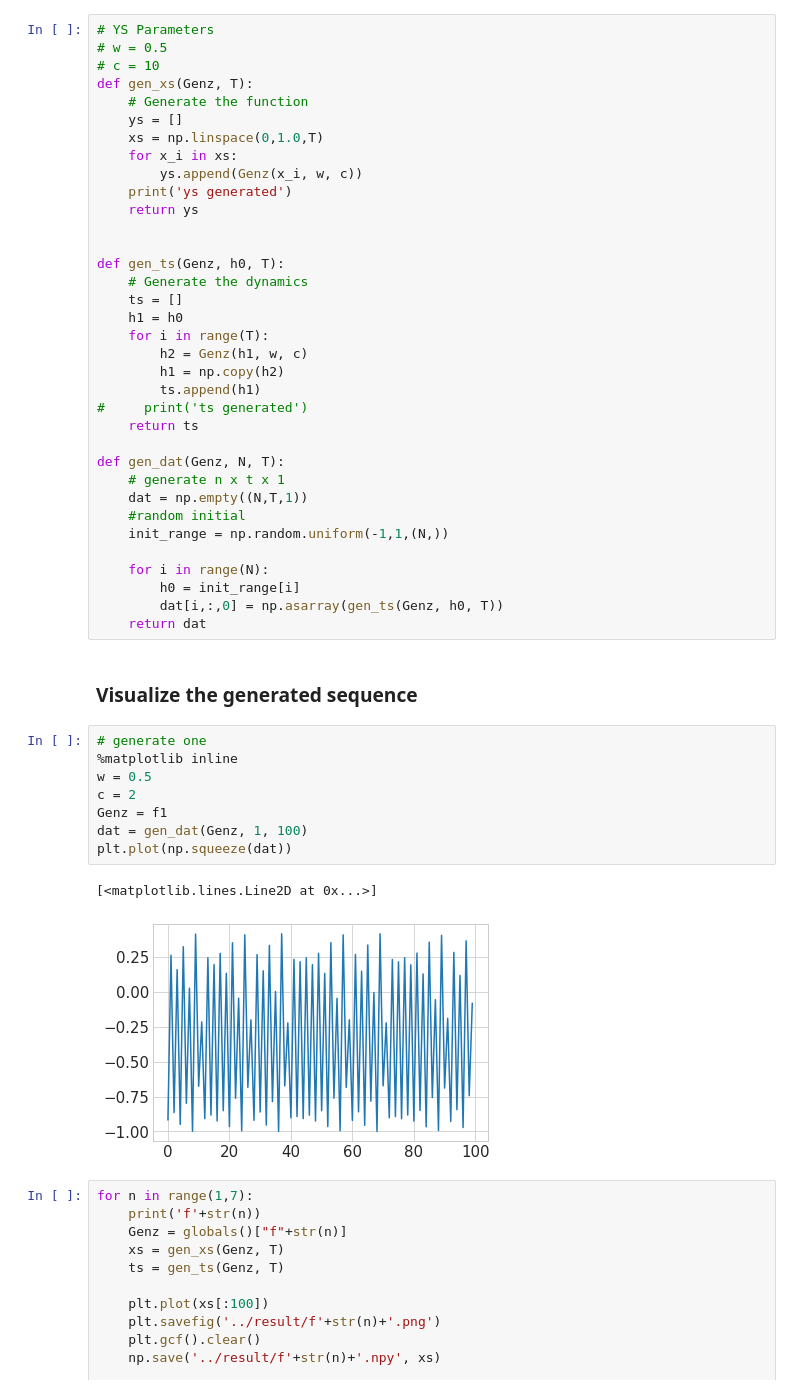
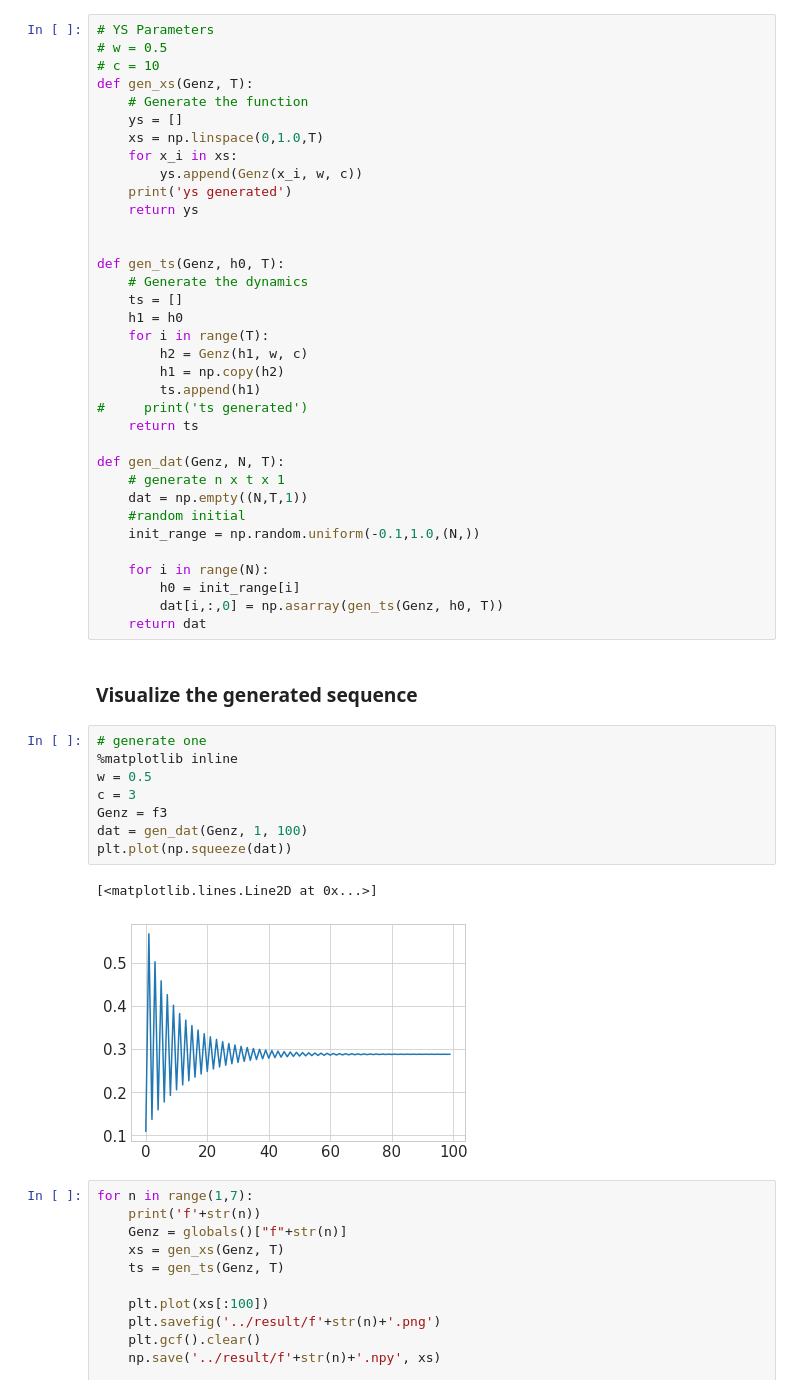
Before and after one commit to yuqirose/TensorRNN, a Jupyter notebook: experiments/notebook/py3_Genz_func.ipynb, the cells around one changed output. Saved outputs shown, nothing was run; the diff lists cells and outputs as text.

```diff
--- a/experiments/notebook/py3_Genz_func.ipynb
+++ b/experiments/notebook/py3_Genz_func.ipynb
@@ -81,7 +81,7 @@ def gen_dat(Genz, N, T):
     # generate n x t x 1
     dat = np.empty((N,T,1))
     #random initial
-    init_range = np.random.uniform(-1,1,(N,))
+    init_range = np.random.uniform(-0.1,1.0,(N,))
 
     for i in range(N):
         h0 = init_range[i]
@@ -92,14 +92,14 @@ def gen_dat(Genz, N, T):
 # %%
 # generate one
 %matplotlib inline
 w = 0.5
-c = 2
-Genz = f1
+c = 3
+Genz = f3
 dat = gen_dat(Genz, 1, 100)
 plt.plot(np.squeeze(dat))
 # %% [output]
 [<matplotlib.lines.Line2D at 0x...>]
-[figure, old version]
+[figure, new version]
 # %%
 for n in range(1,7):
     print('f'+str(n))
```
Also changed, not shown: 2 other files.
